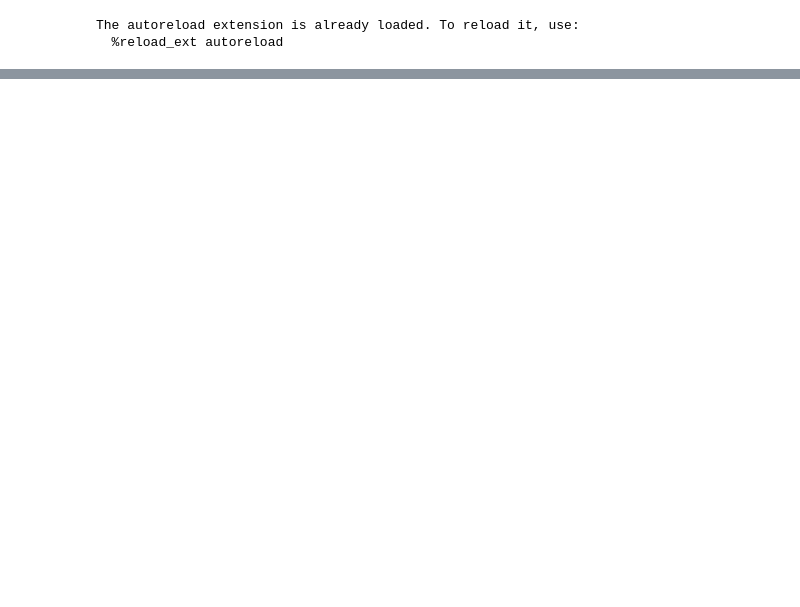
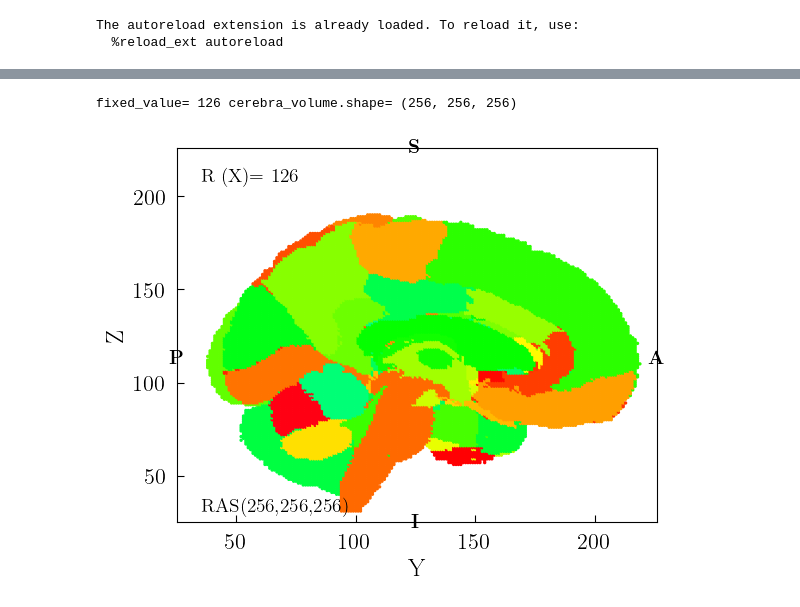
Before and after one commit to kdotdot/cerebra_atlas_python, a Jupyter notebook: dev/dev.ipynb, the cells around one changed output, grey strips where cells are left out. Cells and saved outputs as stored; diff of their text form; code cells hidden in the pictures; blank space fills up the shorter version.

Commit message:
plotting workign

```diff
--- a/dev/dev.ipynb
+++ b/dev/dev.ipynb
@@ -23,4 +18,0 @@ setup_logging()
-# %%
-cerebra.montage_name = "GSN-HydroCel-129-downsample-109"
-cerebra.head_size = 0.1027
-fwd = cerebra.get_forward()
@@ -134,0 +19,5 @@ Channel types:: eeg: 109
+# %%
+cerebra.plot2d()
+# %% [output]
+fixed_value= 126 cerebra_volume.shape= (256, 256, 256)
+[figure, added]
```
Also changed, not shown: parts of 6 cells of this notebook, 13 other files.
